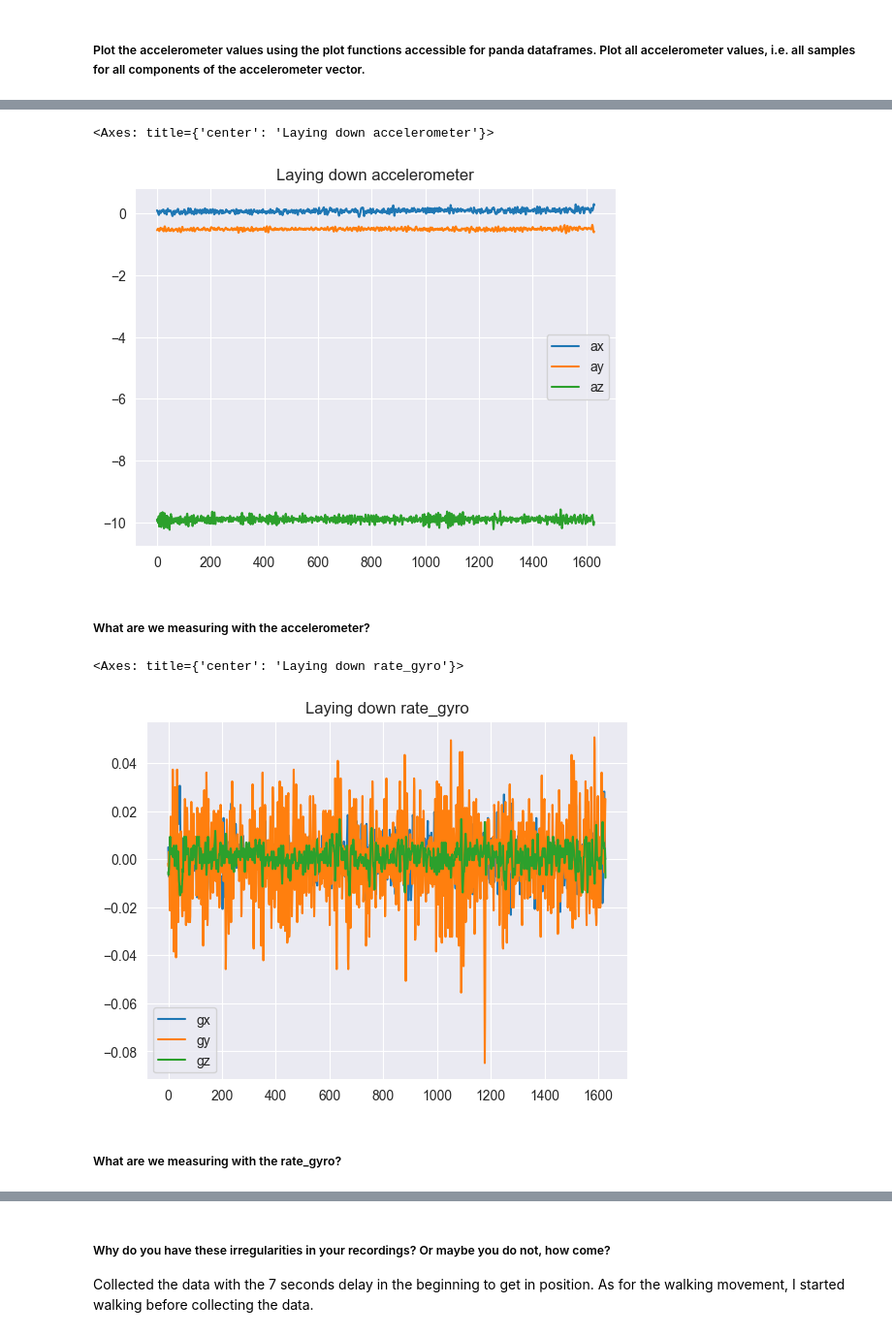
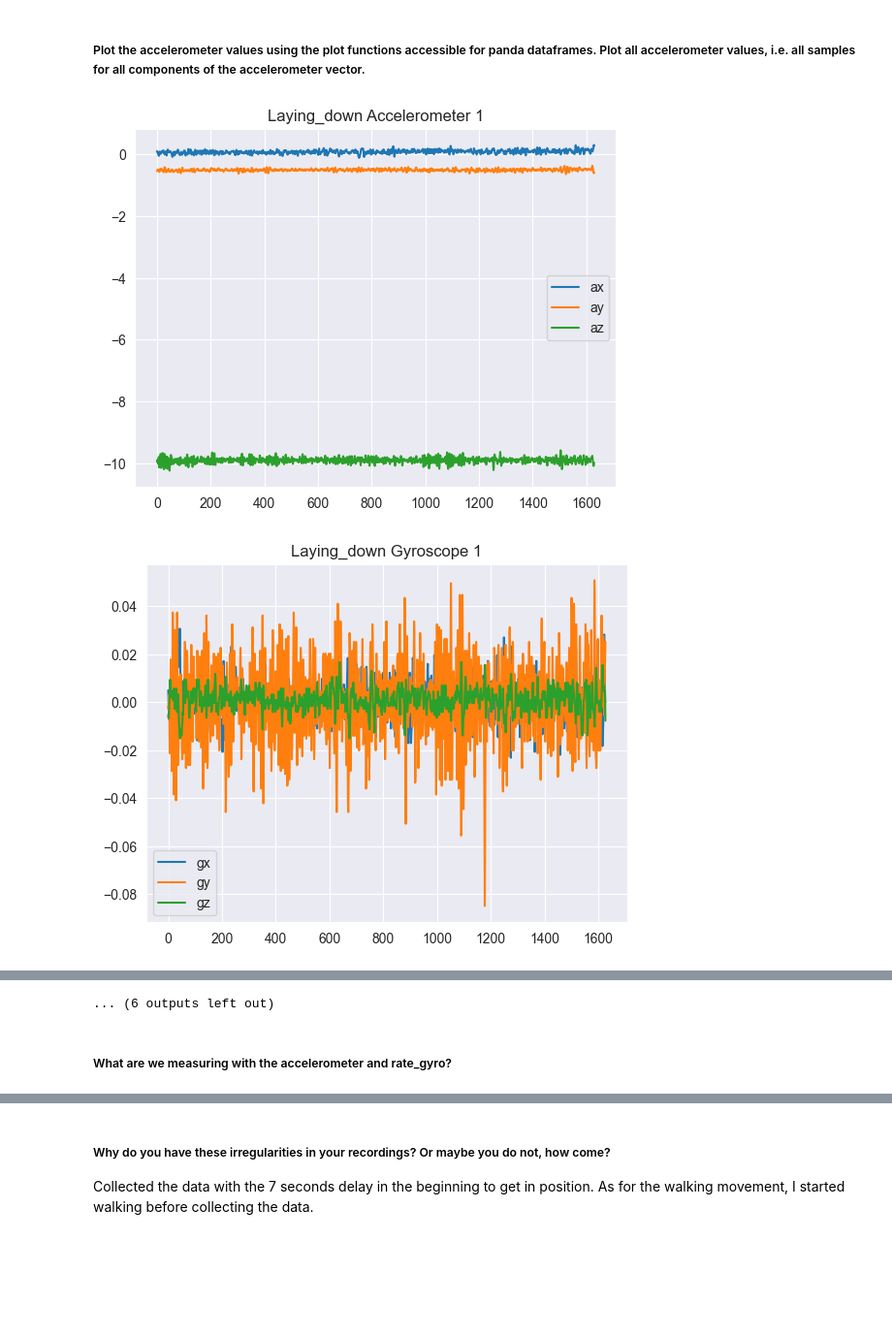
Before and after one commit to sathwikkannam/courses-HKR, a Jupyter notebook: Machine Learning with Data Acquisition/Labs/Lab 1/lab1.ipynb, the cells around one changed output, grey strips where cells are left out. Shown at 97% size. Drawn from its saved outputs; the diff is of its cells as text; code cells hidden in the pictures; blank space fills up the shorter version.

Commit message:
Plot all graphs

```diff
--- a/Machine Learning with Data Acquisition/Labs/Lab 1/lab1.ipynb
+++ b/Machine Learning with Data Acquisition/Labs/Lab 1/lab1.ipynb
@@ -7,3 +7,5 @@ import pandas as pd
 acc_names = ['ax', 'ay', 'az']
 rate_gyro_names = ['gx', 'gy', 'gz']
 positions = ["Laying_down", "Standing_up", "Walking"]
+pre_processed_dataframes = {}
+sensors = ["Accelerometer", "Gyroscope"]
@@ -17,23 +12,20 @@ class Recording:
 # %% [markdown]
 # Data analysis
 # %%
-def read_csv(filename, names) -> pd.DataFrame:
-    return pd.read_csv(filename, usecols=[1, 2, 3], names= names, skiprows=[0])
+def read_csv(filename : str, names : list[str]) -> pd.DataFrame:
+    return pd.read_csv(filename, usecols=[1, 2, 3], names=names, skiprows=[0])
 # %%
-def read_recordings() -> list[Recording]:
-    recordings = []
+def read_recordings() -> dict[str:pd.DataFrame]:
+    recordings = {}
 
     for position in positions:
         for i in range(1, 4):
-            for sensor in ["Accelerometer", "Gyroscope"]:
+            for sensor in sensors:
                 dataframe = (
-                    read_csv(f"Data/ML_Lab_1_{position}_{i}/{sensor}.csv", names = acc_names
+                    read_csv(f"Data/ML_Lab_1_{position}_{i}/{sensor}.csv", names=acc_names
                     if sensor == "Accelerometer"
                     else rate_gyro_names)
                 )
-
-                dataframe.index.name = f"{position} {sensor} {i}"
-
-                recordings.append(Recording(position, dataframe, sensor, i))
+                recordings[f"{position} {sensor} {i}"] = dataframe
 
     return recordings
@@ -44,5 +32,10 @@ laying_down_rate_gyro = read_csv("Data/ML_Lab_1_Laying_down_1/Gyroscope.csv", ra
 # %% [markdown]
 ##### Plot the accelerometer values using the plot functions accessible for panda dataframes. Plot all accelerometer values, i.e. all samples for all components of the accelerometer vector.
 # %%
-#for recording in read_recordings():
-    #recording.dataframe.plot(title = f"{recording.position} {recording.sensor} {recording.iteration}")
+original_dataframes = read_recordings()
+
+for key in original_dataframes:
+    original_dataframes[key].plot(title = key)
+# %% [output]
+[figure, added]
+[figure, added]
@@ -49,16 +52,5 @@ laying_down_rate_gyro = read_csv("Data/ML_Lab_1_Laying_down_1/Gyroscope.csv", ra
+... (6 outputs left out)
-# %%
-laying_down_acc.plot(title = "Laying down accelerometer")
-# %% [output]
-<Axes: title={'center': 'Laying down accelerometer'}>
-[figure, removed]
 # %% [markdown]
-##### What are we measuring with the accelerometer?
+##### What are we measuring with the accelerometer and rate_gyro?
-# %%
-laying_down_rate_gyro.plot(title ="Laying down rate_gyro")
-# %% [output]
-<Axes: title={'center': 'Laying down rate_gyro'}>
-[figure, removed]
-# %% [markdown]
-##### What are we measuring with the rate_gyro?
 # %% [markdown]
 # Preprocessing the data
```
Also changed, not shown: parts of 11 cells of this notebook.
